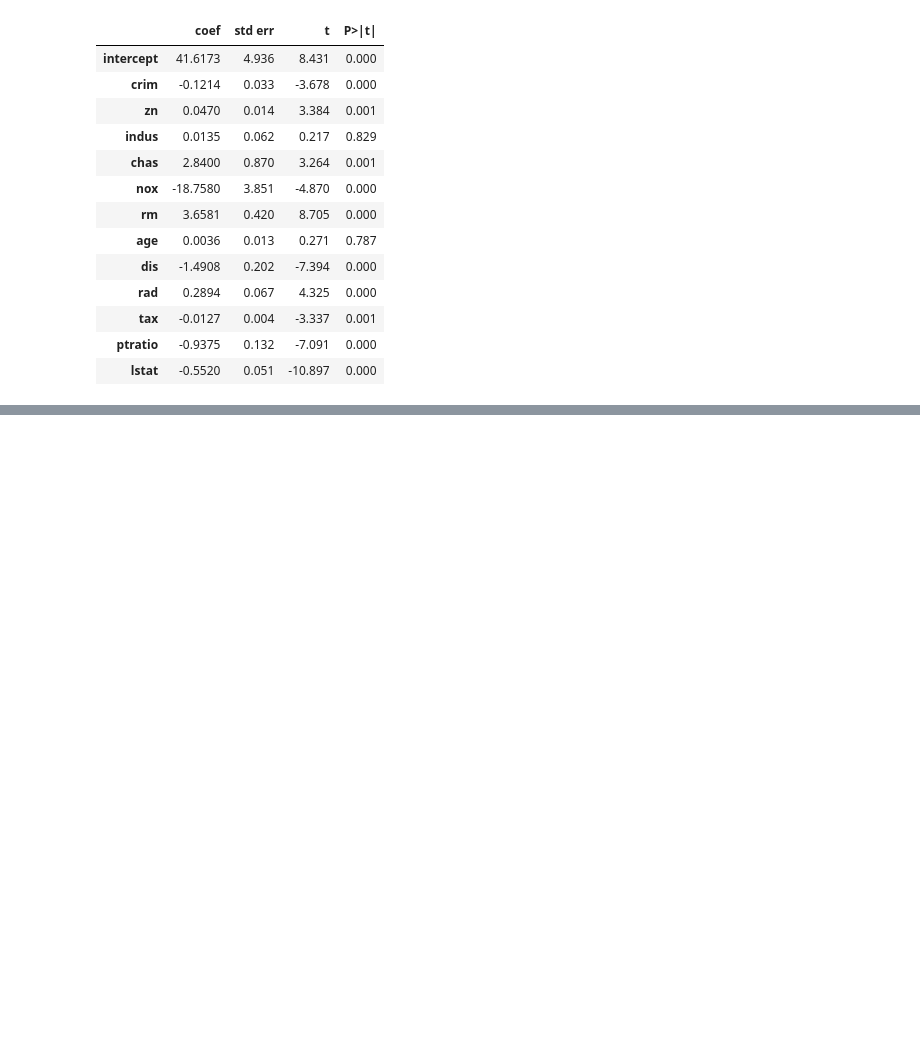
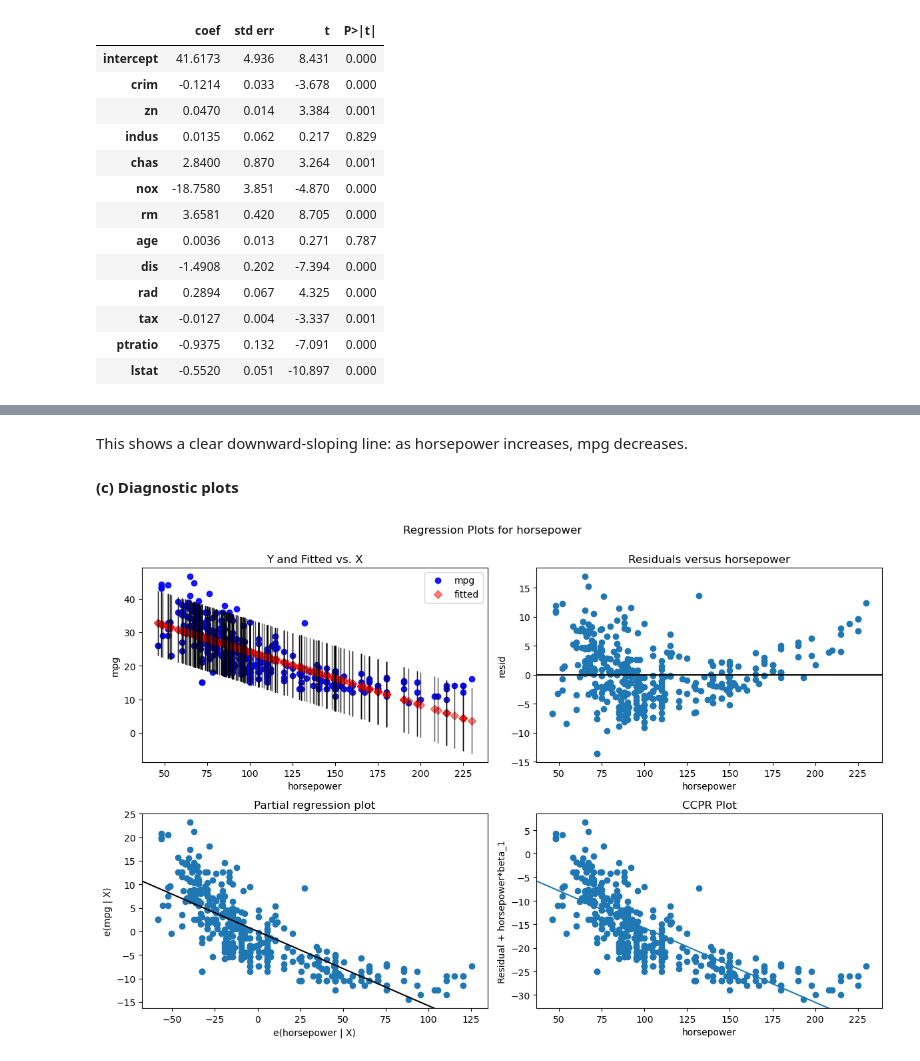
Before and after one commit to zozoking101/An-Introduction-to-Statistical-Learning-with-Applications-in-Python, a Jupyter notebook: 3_Linear_Regression/Chapter_3.ipynb, the cells around one changed output, grey strips where cells are left out. Saved outputs shown, nothing was run; the diff lists cells and outputs as text; code cells hidden in the pictures; blank space fills up the shorter version.

```diff
--- a/3_Linear_Regression/Chapter_3.ipynb
+++ b/3_Linear_Regression/Chapter_3.ipynb
@@ -1880,0 +2478,11 @@ summarize(results)
+# %% [markdown]
+This shows a clear downward-sloping line: as horsepower increases, mpg decreases.
+# %% [markdown]
+**(c) Diagnostic plots**
+# %%
+# Set up 2x2 subplot grid
+fig = plt.figure(figsize=(12,8))
+sm.graphics.plot_regress_exog(fit, "horsepower", fig=fig)
+plt.show()
+# %% [output]
+[figure, added]
```
Also changed, not shown: parts of 178 cells of this notebook, 35 other files.
